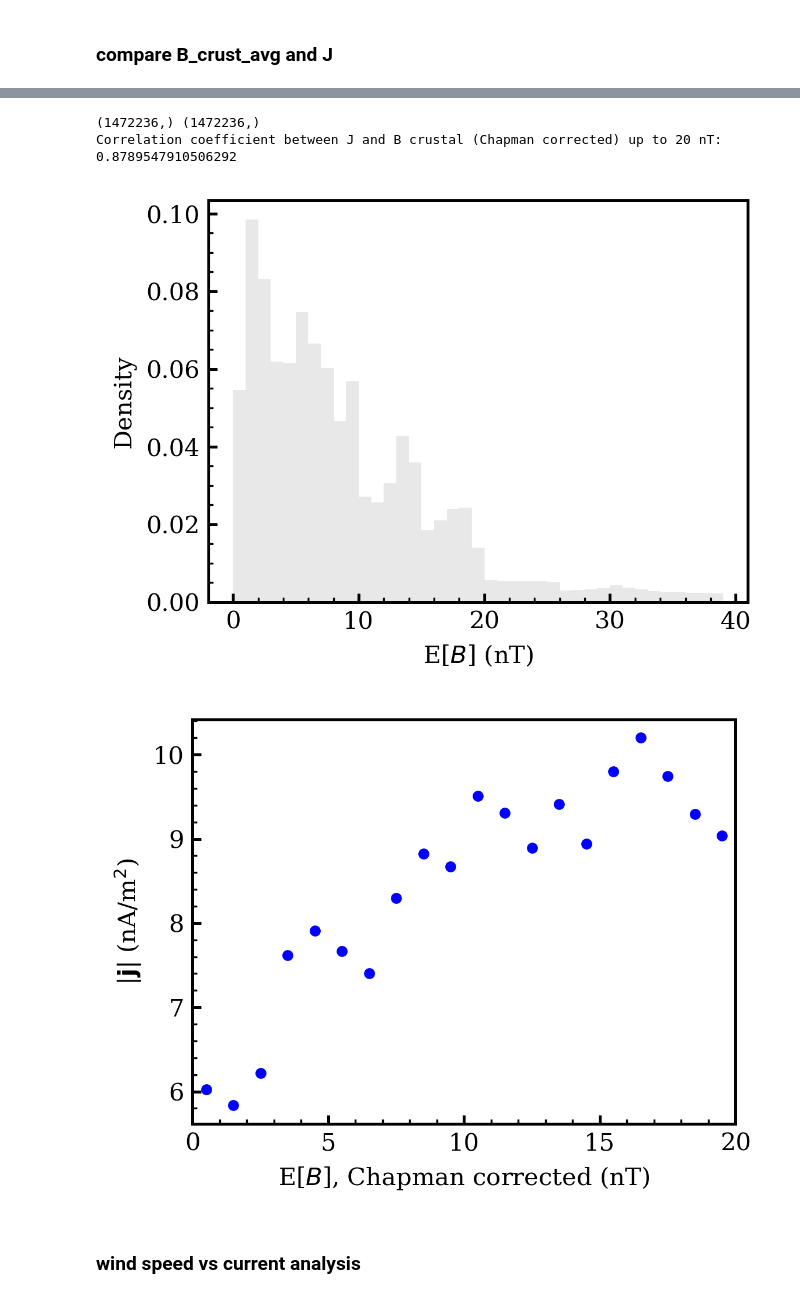
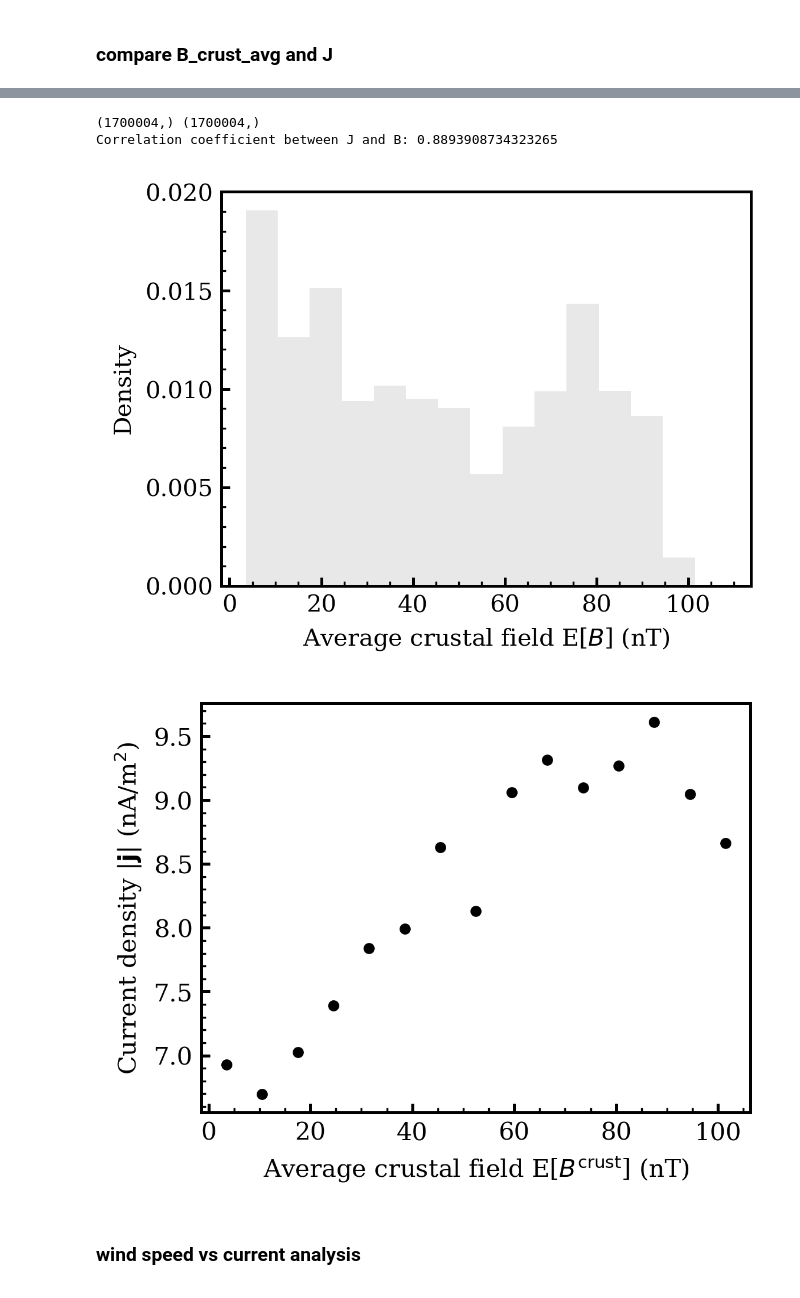
Before and after one commit to TimotheeDelcourt/mars_currents_pinn, a Jupyter notebook: scripts/playground.ipynb, the cells around one changed output, grey strips where cells are left out. Drawn from its saved outputs; the diff is of its cells as text; code cells hidden in the pictures.

```diff
--- a/scripts/playground.ipynb
+++ b/scripts/playground.ipynb
@@ -295,7 +493,7 @@ UFuncTypeError: Cannot cast ufunc 'divide' output from dtype('float64') to dtype
 # compute the residuals
 def prepare_component_and_res(component, season = 'summer',day_side=False):
 
-    condition = get_condition(season)
+    condition = get_seasons_condition(season)
     observation_mso = torch.load('data/observation_mso.pt')[condition]
     crustal_field_mso = torch.load('data/crustal_field_mso.pt')[condition]
     target = observation_mso - crustal_field_mso
@@ -332,14 +530,17 @@ def prepare_component_and_res(component, season = 'summer',day_side=False):
 def compute_and_plot(component_str, step, save=False):
 
     if component_str == 'alt':
+        component_str = 'altitude'
         component_col = 0
         unit = 'km'
         day_side = False
     elif component_str == 'lat':
+        component_str = 'latitude'
         component_col = 1
         unit = 'degree'#, = UV angle'
         day_side = True
     elif component_str == 'lon':
+        component_str = 'longitude'
         component_col = 2
         unit = r'degree'#, $\approx$ local time'
         day_side = False
@@ -362,7 +563,7 @@ def compute_and_plot(component_str, step, save=False):
         mses.append(np.sqrt(np.mean(res[bin_mask]**2)))
 
     plt.figure()
-    # plt.plot(bins[:-1]+step/2, mses, color='k')
+    plt.plot(bins[:-1]+step/2, mses, color='k')
     plt.scatter(bins[:-1]+step/2, mses, color='k')
     # if component_str == 'lon':
     #     plt.axvline(x=-90, color='k', linestyle='--',label=f'Terminator')
@@ -375,10 +576,11 @@ def compute_and_plot(component_str, step, save=False):
     #     plt.legend()
 
     plt.xlabel(component_str+' ('+unit+')')
-    plt.ylabel('RMSE (nT)')
+    plt.ylabel(r'$B^\text{iono}$ RMSE (nT)')
     # plt.xlim(0,250)
     if save:
-        plt.savefig(f'figures/residuals/RMSEvs'+component_str+'_v2.png', dpi=300)
+        plt.savefig(f'figures/residuals/RMSEvs'+component_str+'_v3.pdf', dpi=300)
+
 
     # plt.figure()
     # plt.hist(component, bins=bins, color='lightgray', alpha=0.5, density=False,log=True)
@@ -558,7 +916,7 @@ for season in ['autumn', 'winter', 'spring', 'summer']:
 # compute the residuals
 def prepare_B_crust_and_res(season = 'summer',alt_max=None,day_side=False):
 
-    condition = get_condition(season)
+    condition = get_seasons_condition(season)
     observation_mso = torch.load('data/observation_mso.pt')[condition]
     crustal_field_mso = torch.load('data/crustal_field_mso.pt')[condition]
     target = observation_mso - crustal_field_mso
@@ -905,7 +1273,7 @@ import pandas as pd
 
 def get_B_and_J(season):
 
-    crustal_field = pd.read_csv(f'predictions/crustal_field_rotation_avg_{season}_150km_fibonacci.csv')
+    crustal_field = pd.read_csv(f'predictions/crustal_field_rotation_avg_{season}_150km_fibonacci_real.csv')
     print(crustal_field.shape)
     if season == 'winter':
         current_field = pd.read_csv(f'predictions/PINN_MSO_ensemble_models_1to30_150km_fibonacci_winter.csv')
@@ -917,7 +1285,7 @@ def get_B_and_J(season):
         current_field = pd.read_csv(f'predictions/PINN_MSO_ensemble_models_1to30_150km_fibonacci_spring.csv')
 
     deg_max = 85
-    condition = (crustal_field['lat'] <= 60) & (crustal_field['lat'] >= -60) & (crustal_field['lon'] >= -deg_max) & (crustal_field['lon'] <= deg_max)
+    condition = (crustal_field['lon'] >= -deg_max) & (crustal_field['lon'] <= deg_max) #& (crustal_field['lat'] <= 60) & (crustal_field['lat'] >= -60)
     # condition = (crustal_field['lon'] >= -95) & (crustal_field['lon'] <= 95)
 
     crustal_field = crustal_field[condition]
@@ -967,37 +1335,38 @@ J = abs(J)
 # %%
 print(B_scaled.shape, J.shape)
 
 plt.figure()
-B_bins = np.arange(0,40,1)
+step = 7
+B_bins = np.arange(0,110,step)
 J_means = []
 J_std = []
 for i in range(len(B_bins)-1):
     bin_mask = (B_scaled >= B_bins[i]) & (B_scaled < B_bins[i+1])
     J_mean = np.mean(J[bin_mask])
     J_means.append(J_mean)
     J_std.append(np.std(J[bin_mask]))
-plt.hist(B_scaled, bins=B_bins, color='lightgray', alpha=0.5, density=True)
-plt.xlabel(r'E[$B$] (nT)')
+plt.hist(B_scaled, bins=(B_bins+step/2), color='lightgray', alpha=0.5, density=True)
+plt.xlabel(r'Average crustal field E[$B$] (nT)')
 plt.ylabel('Density')
-plt.savefig('figures/rotation_avg/B_chapman_density_rotation_avg_4seasons.pdf')
+plt.savefig('figures/rotation_avg/B_chapman_density_rotation_avg_4seasons.png', dpi=300)
 
 plt.figure()
 # plt.errorbar(B_bins[:-1]+0.5, J_means, yerr=J_std, fmt='o', color='blue')
-plt.scatter(B_bins[:-1]+0.5, J_means, color='blue')
-plt.xlim(0,20)
-plt.xlabel(r'E[$B$], Chapman corrected (nT)')
-plt.ylabel(r'|$\mathbf{j}$| (nA/m$^2$)')
-plt.savefig('figures/rotation_avg/Jtotal_vs_B_chapman_rotation_avg_4seasons_max20.pdf')
+plt.scatter(B_bins[:-1]+step/2, J_means, color='k')
+# plt.xlim(0,20)
+plt.xlabel(r'Average crustal field E[$B^\text{crust}$] (nT)')
+plt.ylabel(r'Current density |$\mathbf{j}$| (nA/m$^2$)')
+plt.savefig('figures/rotation_avg/Jtotal_vs_B_avg_4seasons_black.pdf', dpi=300)
 
-B_bins = B_bins[:20]
-J_means = J_means[:20]
-corr = np.corrcoef(B_bins, J_means)[0,1]
-print(f'Correlation coefficient between J and B crustal (Chapman corrected) up to 20 nT: {corr}')
+# B_bins = B_bins[:20]
+# J_means = J_means[:20]
+corr = np.corrcoef(B_bins[:-1], J_means)[0,1]
+print(f'Correlation coefficient between J and B: {corr}')
 # %% [output]
-(1472236,) (1472236,)
-Correlation coefficient between J and B crustal (Chapman corrected) up to 20 nT: 0.8789547910506292
+(1700004,) (1700004,)
+Correlation coefficient between J and B: 0.8893908734323265
-[figure, old version]
+[figure, new version]
-[figure, old version]
+[figure, new version]
 # %% [markdown]
 ### wind speed vs current analysis
 # %%
```
Also changed, not shown: parts of 28 cells of this notebook, 21 other files.
